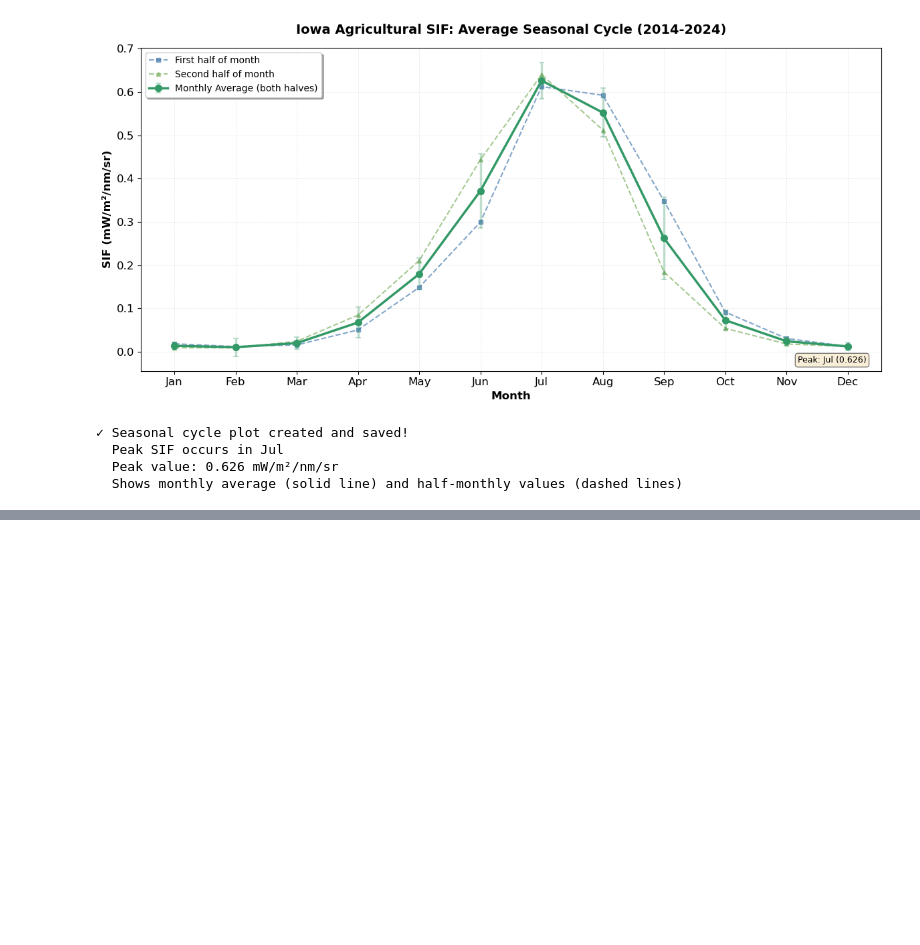
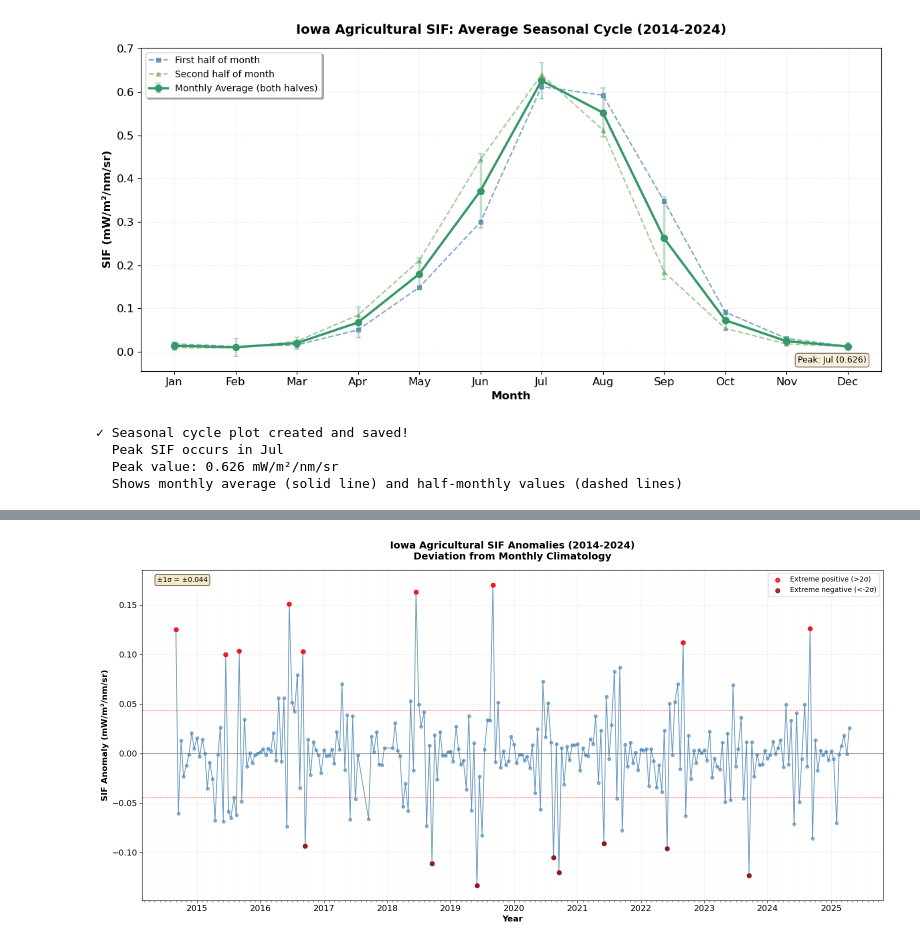
Before and after one commit to jacksoncoldiron/SIF-Analysis, a Jupyter notebook: src/sif_dataviz.ipynb, the cells around one changed output, grey strips where cells are left out. Drawn from its saved outputs; the diff is of its cells as text; code cells hidden in the pictures; blank space fills up the shorter version.

Commit message:
making anomaly plots and time series change from the mean

```diff
--- a/src/sif_dataviz.ipynb
+++ b/src/sif_dataviz.ipynb
@@ -1296,0 +1479,95 @@ ii. Drought year and non drought year
+# %%
+
+import matplotlib.pyplot as plt
+import matplotlib.dates as mdates
+import numpy as np
+
+# Create the figure
+fig, ax = plt.subplots(figsize=(16, 8))
+
+# Plot the anomaly time series
+ax.plot(df['datetime'], df['sif_anomaly'],
+        color='steelblue', linewidth=1.2, alpha=0.8, zorder=2)
+
+# Add scatter points for better visibility
+ax.scatter(df['datetime'], df['sif_anomaly'],
+           color='steelblue', s=20, alpha=0.6, zorder=3)
+
+# Add zero line (no anomaly)
+ax.axhline(y=0, color='black', linestyle='-', linewidth=0.8, alpha=0.7, zorder=1)
+
+# Add ±1 standard deviation lines
+anomaly_std = df['sif_anomaly'].std()
+ax.axhline(y=anomaly_std, color='red', linestyle='--', linewidth=0.8, alpha=0.6, zorder=1)
+ax.axhline(y=-anomaly_std, color='red', linestyle='--', linewidth=0.8, alpha=0.6, zorder=1)
+
+# Format x-axis
+ax.xaxis.set_major_locator(mdates.YearLocator(1))
+ax.xaxis.set_major_formatter(mdates.DateFormatter('%Y'))
+ax.xaxis.set_minor_locator(mdates.MonthLocator())
+
+# Labels and formatting
+ax.set_title('Iowa Agricultural SIF Anomalies (2014-2024)\nDeviation from Monthly Climatology',
+             fontsize=14, fontweight='bold', pad=15)
+ax.set_xlabel('Year', fontsize=12, fontweight='bold')
+ax.set_ylabel('SIF Anomaly (mW/m²/nm/sr)', fontsize=12, fontweight='bold')
+
+# Add grid
+ax.grid(which='major', alpha=0.3, linestyle='-', linewidth=0.5)
+ax.grid(which='minor', alpha=0.15, linestyle=':', linewidth=0.3)
+
+# Add legend
+ax.text(0.02, 0.98, f'±1σ = ±{anomaly_std:.3f}',
+         transform=ax.transAxes, fontsize=10,
+         verticalalignment='top', horizontalalignment='left',
+         bbox=dict(boxstyle='round', facecolor='wheat', alpha=0.7))
+
+# Highlight extreme anomalies (>2σ)
+extreme_positive = df['sif_anomaly'] > 2 * anomaly_std
+extreme_negative = df['sif_anomaly'] < -2 * anomaly_std
+
+if extreme_positive.any():
+    ax.scatter(df.loc[extreme_positive, 'datetime'],
+               df.loc[extreme_positive, 'sif_anomaly'],
+               color='red', s=40, alpha=0.8, zorder=4, label='Extreme positive (>2σ)')
+
+if extreme_negative.any():
+    ax.scatter(df.loc[extreme_negative, 'datetime'],
+               df.loc[extreme_negative, 'sif_anomaly'],
+               color='darkred', s=40, alpha=0.8, zorder=4, label='Extreme negative (<-2σ)')
+
+# Add legend if there are extreme values
+if extreme_positive.any() or extreme_negative.any():
+    ax.legend(loc='upper right', fontsize=10)
+
+plt.tight_layout()
+
+# Save the figure
+output_path = "/Users/jacksoncoldiron/Documents/Bren/Research/SIF/figures/iowa_sif_anomalies_timeseries.png"
+fig.savefig(output_path, dpi=300, bbox_inches='tight', facecolor='white')
+print(f"✓ Anomaly plot saved to: {output_path}")
+
+plt.show()
+
+# Print summary statistics
+print()
+print("ANOMALY SUMMARY STATISTICS:")
+print("=" * 40)
+print(f"Total observations: {len(df)}")
+print(f"Mean anomaly: {df['sif_anomaly'].mean():.4f} mW/m²/nm/sr")
+print(f"Standard deviation: {anomaly_std:.4f} mW/m²/nm/sr")
+print(f"Range: {df['sif_anomaly'].min():.4f} to {df['sif_anomaly'].max():.4f}")
+print()
+print(f"Extreme positive anomalies (>2σ): {extreme_positive.sum()}")
+print(f"Extreme negative anomalies (<-2σ): {extreme_negative.sum()}")
+print()
+print("Years with most extreme anomalies:")
+extreme_years = df[extreme_positive | extreme_negative].groupby('year')['sif_anomaly'].agg(['count', 'mean', 'std'])
+if len(extreme_years) > 0:
+    print(extreme_years.sort_values('count', ascending=False).head())
+else:
+    print("No extreme anomalies found (>2σ)")
+    print("=" * 60)
+print("STEP 4: CREATING ANOMALY HEATMAP")
+print("=" * 60)
+# %% [output]
@@ -1296,0 +1575 @@ ii. Drought year and non drought year
+[figure, added]
```
Also changed, not shown: parts of 21 cells of this notebook, 1 other file.
